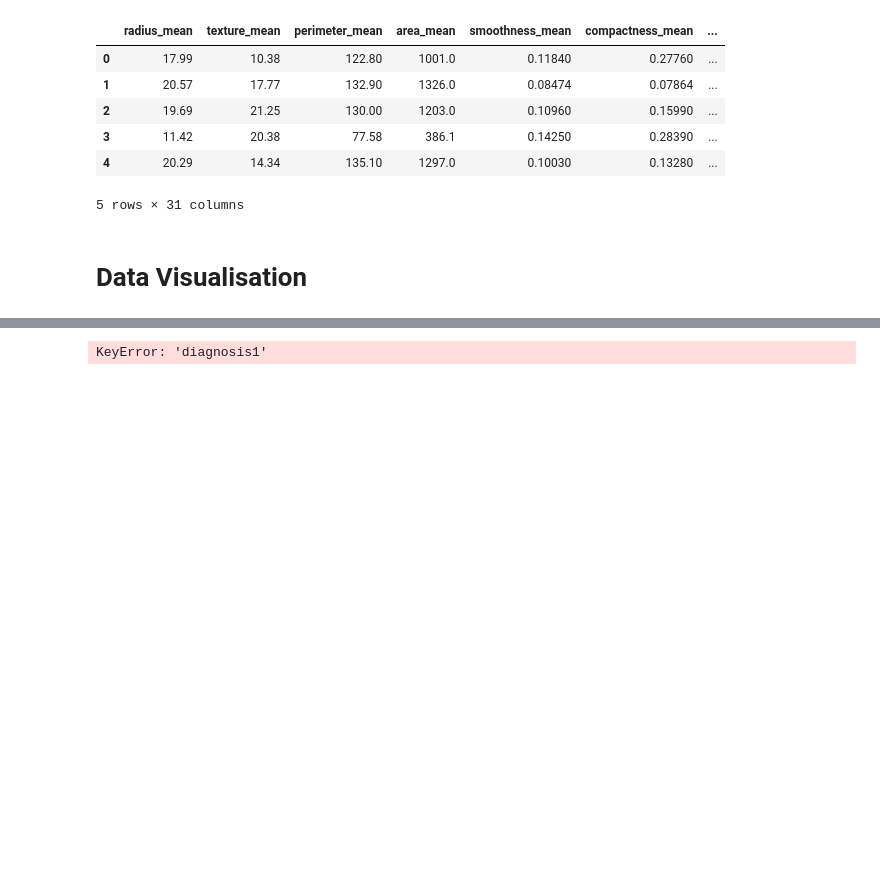
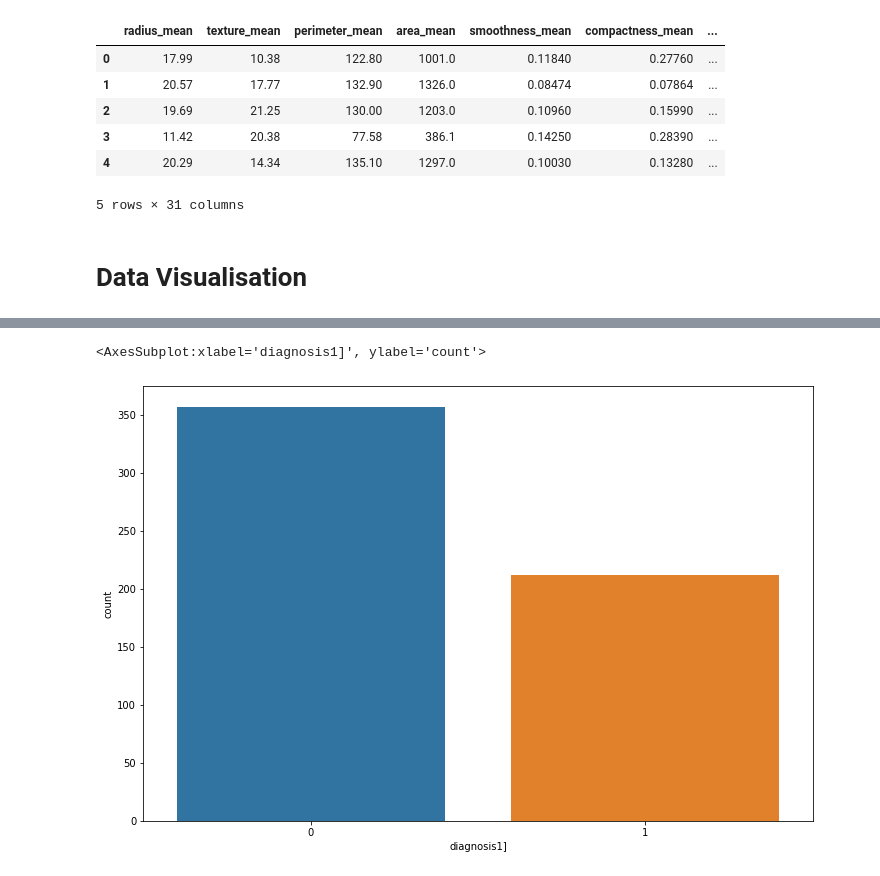
Before and after one commit to riya72/Breast, a Jupyter notebook: Breast.ipynb, the cells around one changed output, grey strips where cells are left out. Cells and saved outputs as stored; diff of their text form; code cells hidden in the pictures; blank space fills up the shorter version.

```diff
--- a/Breast.ipynb
+++ b/Breast.ipynb
@@ -296,4 +339,6 @@ Breast.head()
 # %%
-sns.countplot(Breast["diagnosis1"])
+plt.figure(figsize=(12,8))
+sns.countplot(Breast["diagnosis1]"])
 # %% [output]
-KeyError: 'diagnosis1'
+<AxesSubplot:xlabel='diagnosis1]', ylabel='count'>
+[figure, added]
```
Also changed, not shown: parts of 17 cells of this notebook.
